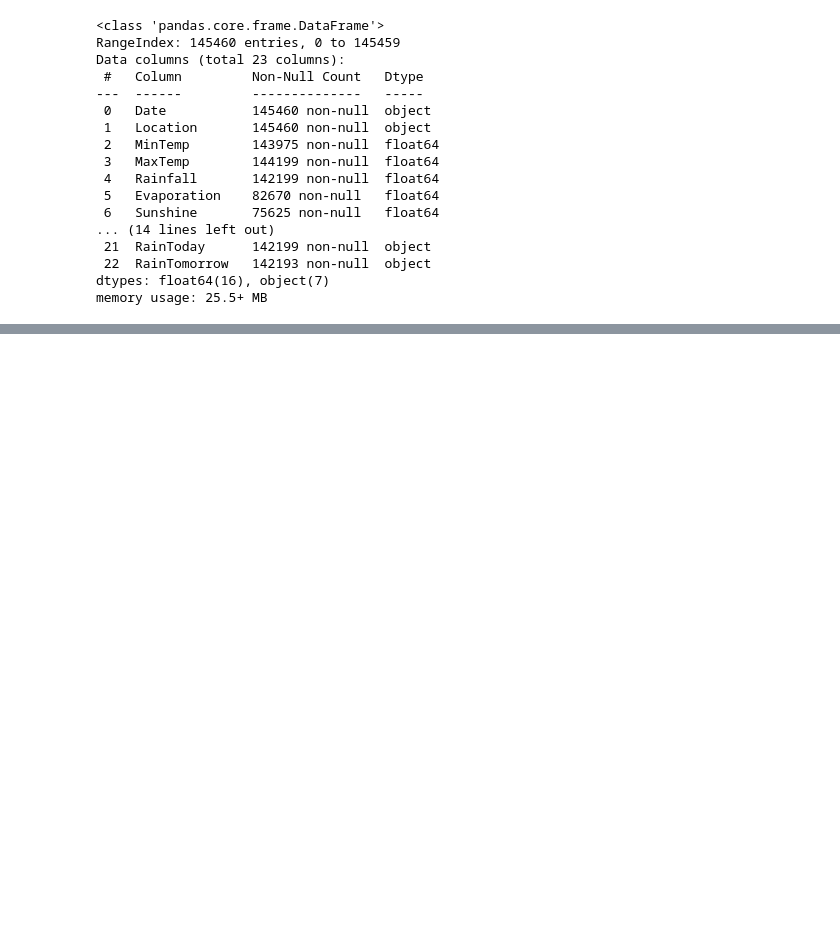
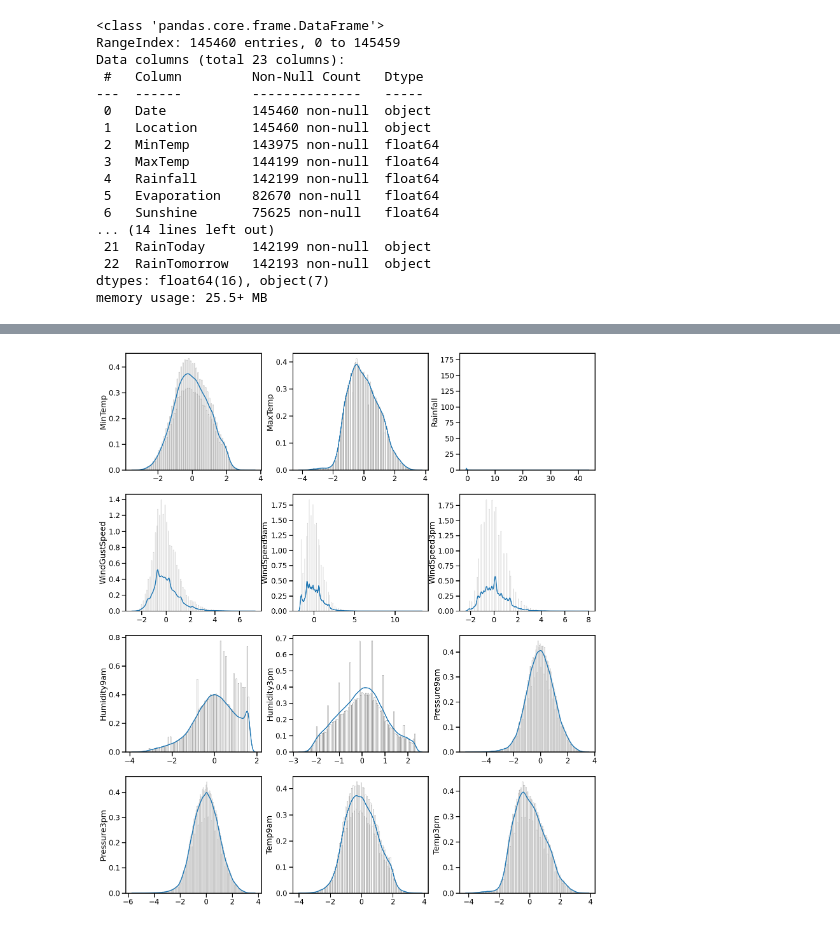
Before and after one commit to JavierValladaresCo/Rain_Prediction, a Jupyter notebook: Rain.ipynb, the cells around one changed output, grey strips where cells are left out. Drawn from its saved outputs; the diff is of its cells as text; code cells hidden in the pictures; blank space fills up the shorter version.

```diff
--- a/Rain.ipynb
+++ b/Rain.ipynb
@@ -473,0 +493,6 @@ for pack in list_group:
+# %%
+# Remove the numerical features that we will not use
+Numerical.remove('Evaporation')
+Numerical.remove('Cloud9am')
+Numerical.remove('Cloud3pm')
+Numerical.remove('Sunshine')
@@ -473,0 +511,30 @@ for pack in list_group:
+# %%
+list_group = []
+
+# Get every 3 features
+for i in range(0, len(Numerical),3):
+    list_group.append(Numerical[i:i+3])
+
+fig, axs = plt.subplots(ncols=3, nrows = len(list_group), figsize=(16, 18))
+fig.tight_layout()
+
+cont = 0
+
+# Loop over every 3 features
+for pack in list_group:
+
+    for i in range(len(pack)):
+        #print(cont,i)
+        column = pack[i] # Set col name
+
+        sns.histplot(df_numerical[column], kde=False, stat='density', ax=axs[cont][i], color='white', edgecolor='black') # Histogram plot
+        sns.kdeplot(df_numerical[column], ax=axs[cont][i], linewidth=2.0) # Density plot
+
+        # Axis customization
+        axs[cont][i].set_xlabel('')
+        axs[cont][i].set_ylabel(column)
+        #axs[cont][i].set_ylim(df[column].min() - abs(df[column].min()) * 0.1 , df[column].max() + df[column].max() * 0.1)
+
+    cont+=1
+# %% [output]
+[figure, added]
```
Also changed, not shown: parts of 106 cells of this notebook.
